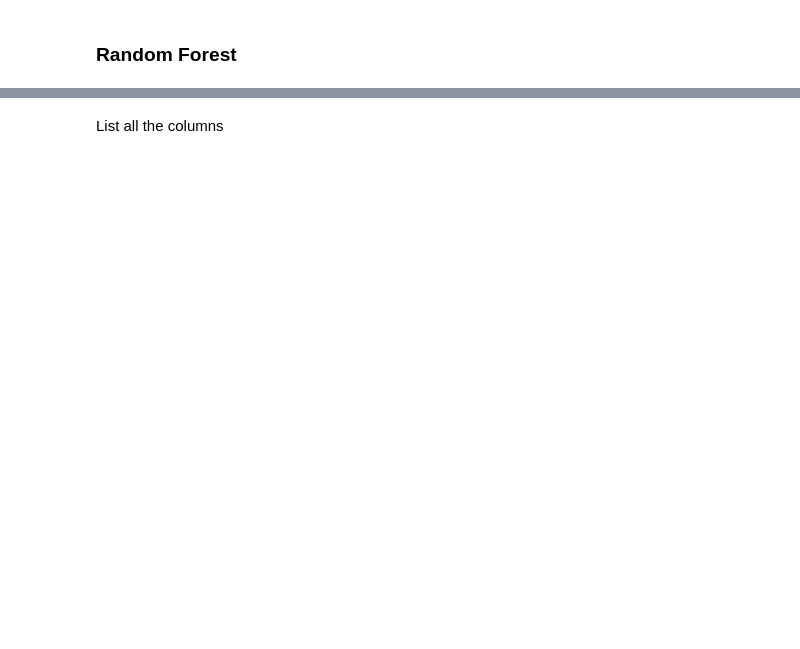
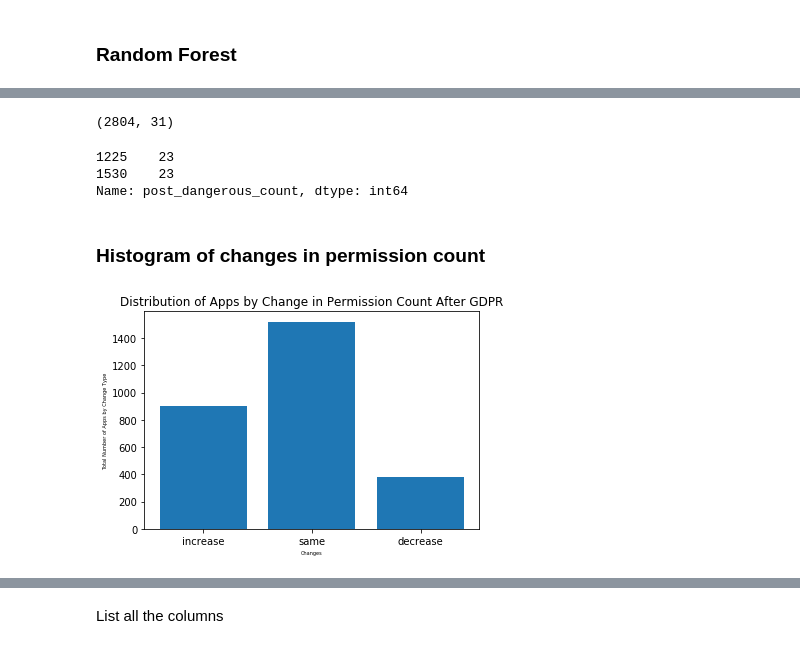
Before and after one commit to JBPelzner/w207_Final, a Jupyter notebook: gdpr_julian_12.2.ipynb, the cells around one changed output, grey strips where cells are left out. Cells and saved outputs as stored; diff of their text form; code cells hidden in the pictures; blank space fills up the shorter version.

```diff
--- a/gdpr_julian_12.2.ipynb
+++ b/gdpr_julian_12.2.ipynb
@@ -542,0 +667,26 @@ The goal of our third set of models is to predict the number of permissions requ
+# %%
+print(gdpr_merge.shape)
+gdpr_merge[gdpr_merge['permission_count_post'] == 436]['post_dangerous_count']
+# %% [output]
+(2804, 31)
+1225    23
+1530    23
+Name: post_dangerous_count, dtype: int64
+# %% [markdown]
+### Histogram of changes in permission count
+# %%
+increase_count = gdpr_merge[gdpr_merge['permission_count_post'] > gdpr_merge['permission_count_pre']].shape[0]
+same_count = gdpr_merge[gdpr_merge['permission_count_post'] == gdpr_merge['permission_count_pre']].shape[0]
+decrease_count = gdpr_merge[gdpr_merge['permission_count_post'] < gdpr_merge['permission_count_pre']].shape[0]
+
+permission_change_counts = [increase_count, same_count, decrease_count]
+# %%
+change_types = ['increase', 'same', 'decrease']
+plt.bar(np.arange(len(change_types)), permission_change_counts)
+plt.xlabel('Changes', fontsize=5)
+plt.ylabel('Total Number of Apps by Change Type', fontsize=5)
+plt.xticks(np.arange(len(change_types)),change_types, fontsize=10)
+plt.title('Distribution of Apps by Change in Permission Count After GDPR')
+plt.show()
+# %% [output]
+[figure, added]
```
Also changed, not shown: parts of 115 cells of this notebook.
